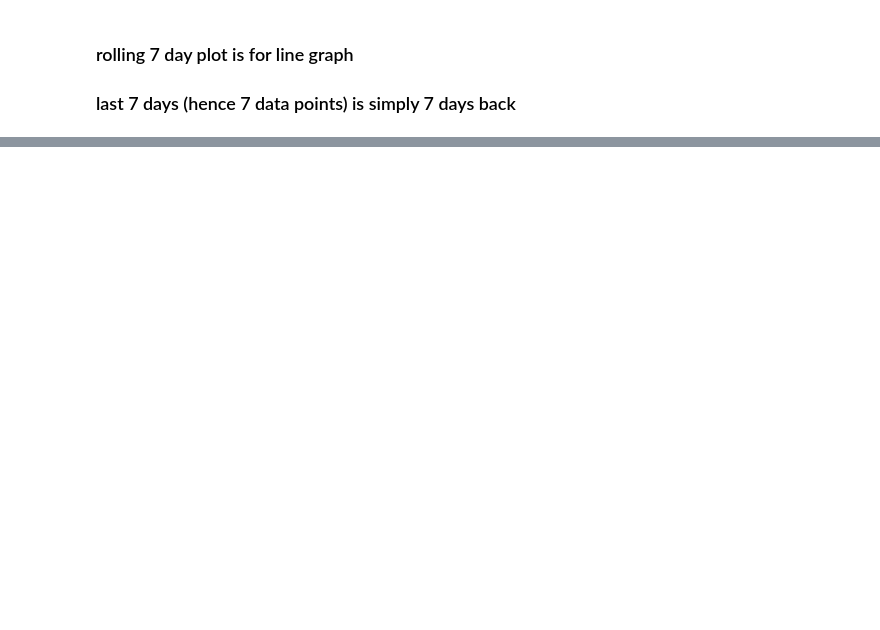
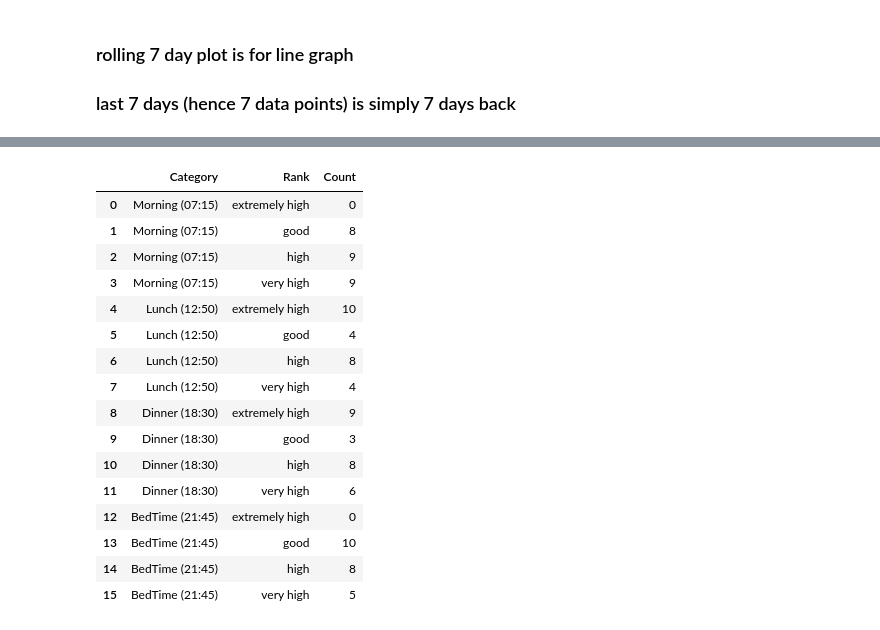
Before and after one commit to charleverts/glucose_tracker_app, a Jupyter notebook: streamlit.ipynb, the cells around one changed output, grey strips where cells are left out. Cells and saved outputs as stored; diff of their text form; code cells hidden in the pictures; blank space fills up the shorter version.

```diff
--- a/streamlit.ipynb
+++ b/streamlit.ipynb
@@ -537,0 +627,17 @@ glucose_df.tail(10)
+# %%
+def value_to_rank(value):
+    if value < 3:
+        return 'very low'
+    elif 3 <= value < 4:
+        return 'low'
+    elif 4 <= value < 7:
+        return 'good'
+    elif 7 <= value < 10:
+        return 'high'
+    elif 10 <= value < 15:
+        return 'very high'
+    elif value >= 15:
+        return 'extremely high'
+
+glucose_df_long['Rank'] = glucose_df_long['Value'].apply(value_to_rank)
+glucose_df_long
@@ -537,0 +658,27 @@ glucose_df.tail(10)
+# %%
+# Set the order of the categories
+category_order = ['Morning (07:15)','Lunch (12:50)',
+                  'Dinner (18:30)', 'BedTime (21:45)']
+
+glucose_df_long['Category'] = pd.Categorical(glucose_df_long['Category'], categories=category_order, ordered=True)
+# %%
+aggregated_df = glucose_df_long.groupby(['Category', 'Rank']).size().reset_index(name='Count')
+aggregated_df
+# %% [output]
+|  | Category | Rank | Count |
+| 0 | Morning (07:15) | extremely high | 0 |
+| 1 | Morning (07:15) | good | 8 |
+| 2 | Morning (07:15) | high | 9 |
+| 3 | Morning (07:15) | very high | 9 |
+| 4 | Lunch (12:50) | extremely high | 10 |
+| 5 | Lunch (12:50) | good | 4 |
+| 6 | Lunch (12:50) | high | 8 |
+| 7 | Lunch (12:50) | very high | 4 |
+| 8 | Dinner (18:30) | extremely high | 9 |
+| 9 | Dinner (18:30) | good | 3 |
+| 10 | Dinner (18:30) | high | 8 |
+| 11 | Dinner (18:30) | very high | 6 |
+| 12 | BedTime (21:45) | extremely high | 0 |
+| 13 | BedTime (21:45) | good | 10 |
+| 14 | BedTime (21:45) | high | 8 |
+| 15 | BedTime (21:45) | very high | 5 |
```
Also changed, not shown: parts of 13 cells of this notebook, 2 other files.
